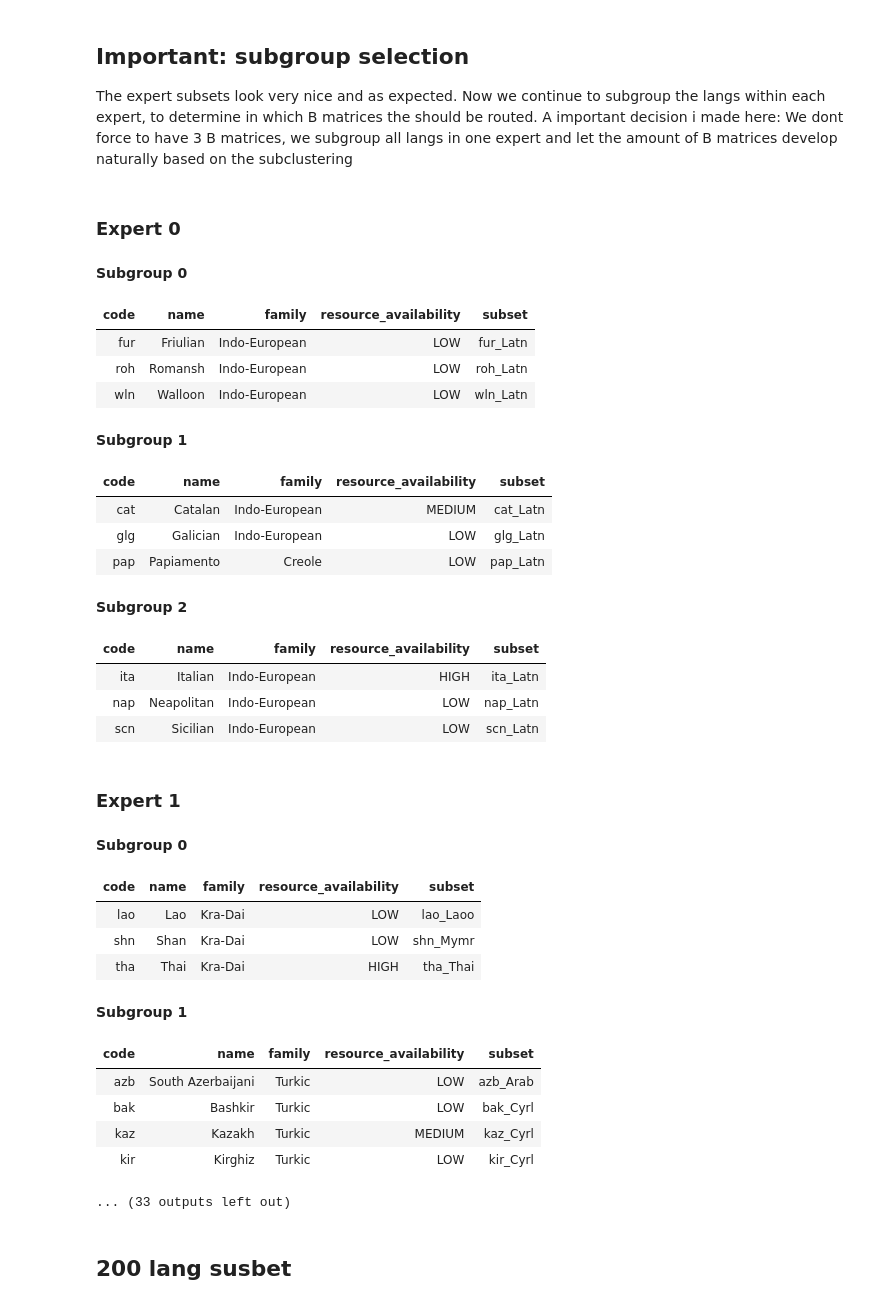
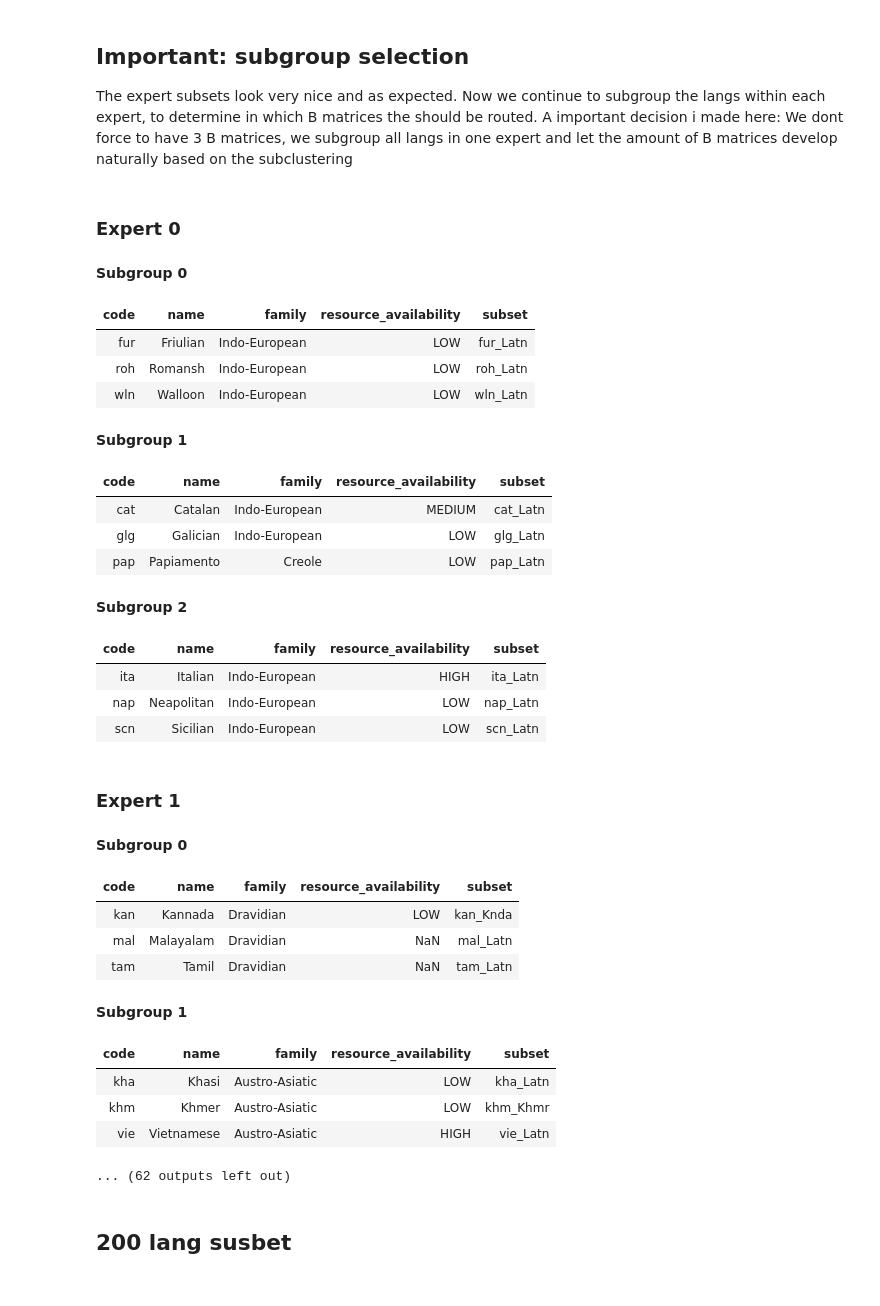
Before and after one commit to dice-group/HTYLLM-PG, a Jupyter notebook: approaches/CoLA/tools/two_stage_clustering/language_family_tree_based.ipynb, the cells around one changed output. Cells and saved outputs as stored; diff of their text form; code cells hidden in the pictures.

```diff
--- a/approaches/CoLA/tools/two_stage_clustering/language_family_tree_based.ipynb
+++ b/approaches/CoLA/tools/two_stage_clustering/language_family_tree_based.ipynb
@@ -6,7 +6,7 @@ from itertools import combinations
 import sys
 from pathlib import Path
 
-PROJECT_ROOT = Path("/home/ubuntu/dice_repos/HTYLLM-PG/approaches/CoLA")
+PROJECT_ROOT = Path("/scratch/hpc-prf-merlin/joel/HTYLLM-PG/approaches/CoLA")
 sys.path.insert(0, str(PROJECT_ROOT / "data_prep" / "lang_cluster_analysis"))
 
 from cluster_lang2vec_distances import build_distance_matrix, auto_k, cluster_with_k
@@ -16,7 +16,7 @@ from sklearn.manifold import MDS
 
 
 # load and filter, only select train split and no _removed subsets
-df = pd.read_csv("/home/ubuntu/dice_repos/HTYLLM-PG/approaches/CoLA/data_prep/base_data/fineweb2-language-distribution.csv")
+df = pd.read_csv("/scratch/hpc-prf-merlin/joel/HTYLLM-PG/approaches/CoLA/data_prep/base_data/fineweb2-language-distribution.csv")
 df = df[(df.split == "train") & ~df.subset.str.contains("_removed$", na=False)]
 
 # select top 200 languages by document count
@@ -215,7 +215,7 @@ Expert 3
 # target: ~72 langs → 8 experts × (3 subgroups × 3 langs)
 expert_ids, clusters = select_expert_clusters(
     matrix,
-    max_experts=8,
+    max_experts=16,
     min_cluster_size=3,   # allow smaller families
 )
 
@@ -459,9 +447,8 @@ for e_idx, exp_codes in enumerate(experts.values()):
         exp_codes,
         codes,
         matrix,
-        k_max=4,
-        min_subgroup_size=2,
-        quality_threshold=0.9
+        k_max=12,
+        min_subgroup_size=1
     )
 
 # inspect
@@ -481,41 +468,40 @@ subgroup_flat = {
     for e, subs in expert_subgroups.items()
     for s, sg in enumerate(subs)
 }
 
 subgroup_stats = group_stats(subgroup_flat, df)
 display(subgroup_stats)
 print("TOTAL docs (subgroups):", subgroup_stats.docs_sum.sum())
 save_groupings_json("72_tier_language_groupings.json", experts, expert_subgroups, df_out)
 # %% [output]
 Expert 0
 Subgroup 0
 | code | name | family | resource_availability | subset |
 | fur | Friulian | Indo-European | LOW | fur_Latn |
 | roh | Romansh | Indo-European | LOW | roh_Latn |
 | wln | Walloon | Indo-European | LOW | wln_Latn |
 Subgroup 1
 | code | name | family | resource_availability | subset |
 | cat | Catalan | Indo-European | MEDIUM | cat_Latn |
 | glg | Galician | Indo-European | LOW | glg_Latn |
 | pap | Papiamento | Creole | LOW | pap_Latn |
 Subgroup 2
 | code | name | family | resource_availability | subset |
 | ita | Italian | Indo-European | HIGH | ita_Latn |
 | nap | Neapolitan | Indo-European | LOW | nap_Latn |
 | scn | Sicilian | Indo-European | LOW | scn_Latn |
 Expert 1
 Subgroup 0
 | code | name | family | resource_availability | subset |
-| lao | Lao | Kra-Dai | LOW | lao_Laoo |
-| shn | Shan | Kra-Dai | LOW | shn_Mymr |
-| tha | Thai | Kra-Dai | HIGH | tha_Thai |
+| kan | Kannada | Dravidian | LOW | kan_Knda |
+| mal | Malayalam | Dravidian | NaN | mal_Latn |
+| tam | Tamil | Dravidian | NaN | tam_Latn |
 Subgroup 1
 | code | name | family | resource_availability | subset |
-| azb | South Azerbaijani | Turkic | LOW | azb_Arab |
-| bak | Bashkir | Turkic | LOW | bak_Cyrl |
-| kaz | Kazakh | Turkic | MEDIUM | kaz_Cyrl |
-| kir | Kirghiz | Turkic | LOW | kir_Cyrl |
+| kha | Khasi | Austro-Asiatic | LOW | kha_Latn |
+| khm | Khmer | Austro-Asiatic | LOW | khm_Khmr |
+| vie | Vietnamese | Austro-Asiatic | HIGH | vie_Latn |
-... (33 outputs left out)
+... (62 outputs left out)
 # %% [markdown]
 ## 200 lang susbet
 # %%
```
Also changed, not shown: parts of 6 cells of this notebook.
